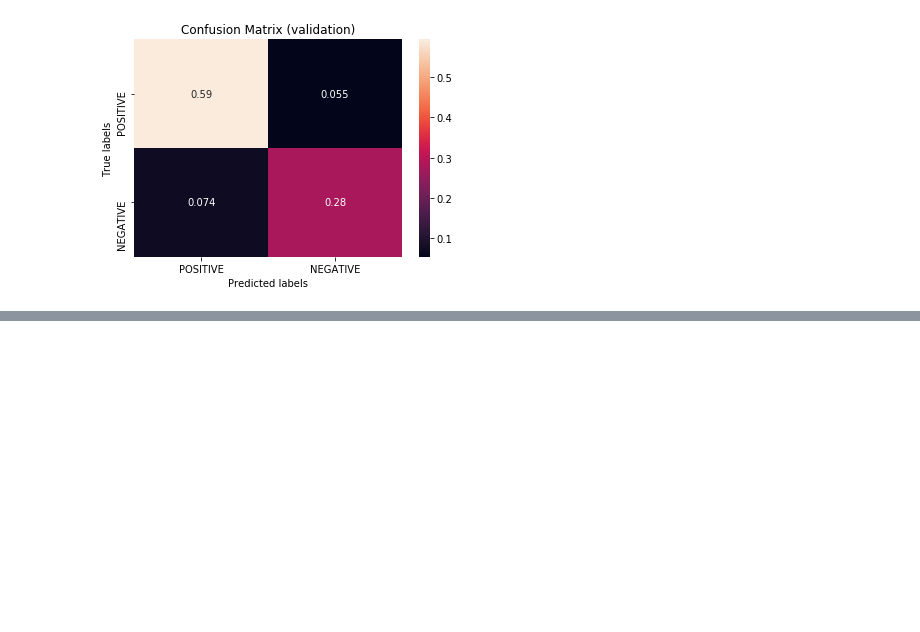
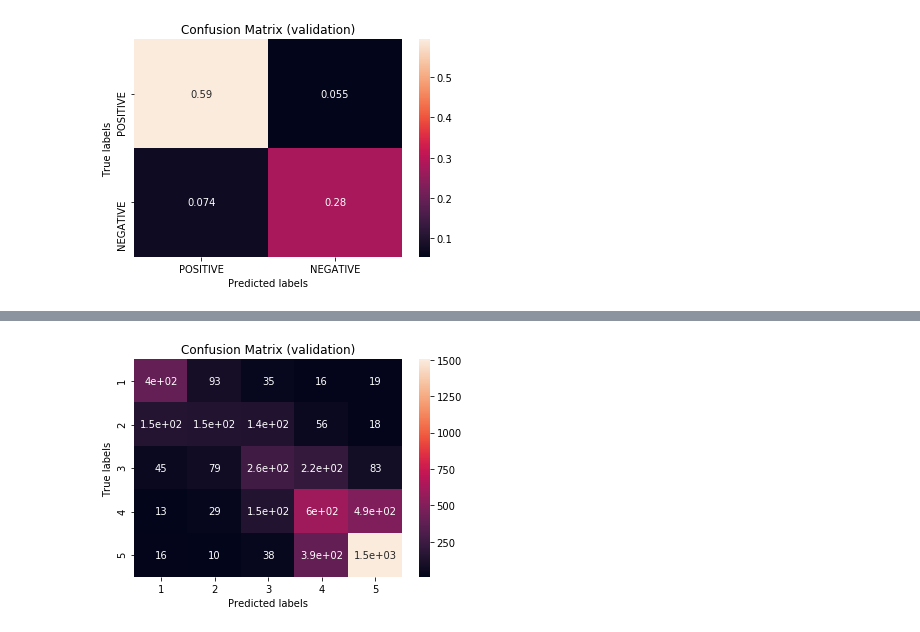
Before and after one commit to cmd16/cs344-artificial-intelligence, a Jupyter notebook: final_project/yelp_reviews.ipynb, the cells around one changed output, grey strips where cells are left out. Drawn from its saved outputs; the diff is of its cells as text; code cells hidden in the pictures; blank space fills up the shorter version.

```diff
--- a/final_project/yelp_reviews.ipynb
+++ b/final_project/yelp_reviews.ipynb
@@ -420,0 +469,4 @@ plot_cm(metrics_small['cm_validation'].iloc[-1], title="Confusion Matrix (valida
+# %%
+plot_cm(metrics_small['cm_validation'].iloc[-1], title="Confusion Matrix (validation)", labels=star_labels, percent=False)
+# %% [output]
+[figure, added]
```
Also changed, not shown: parts of 18 cells of this notebook.
